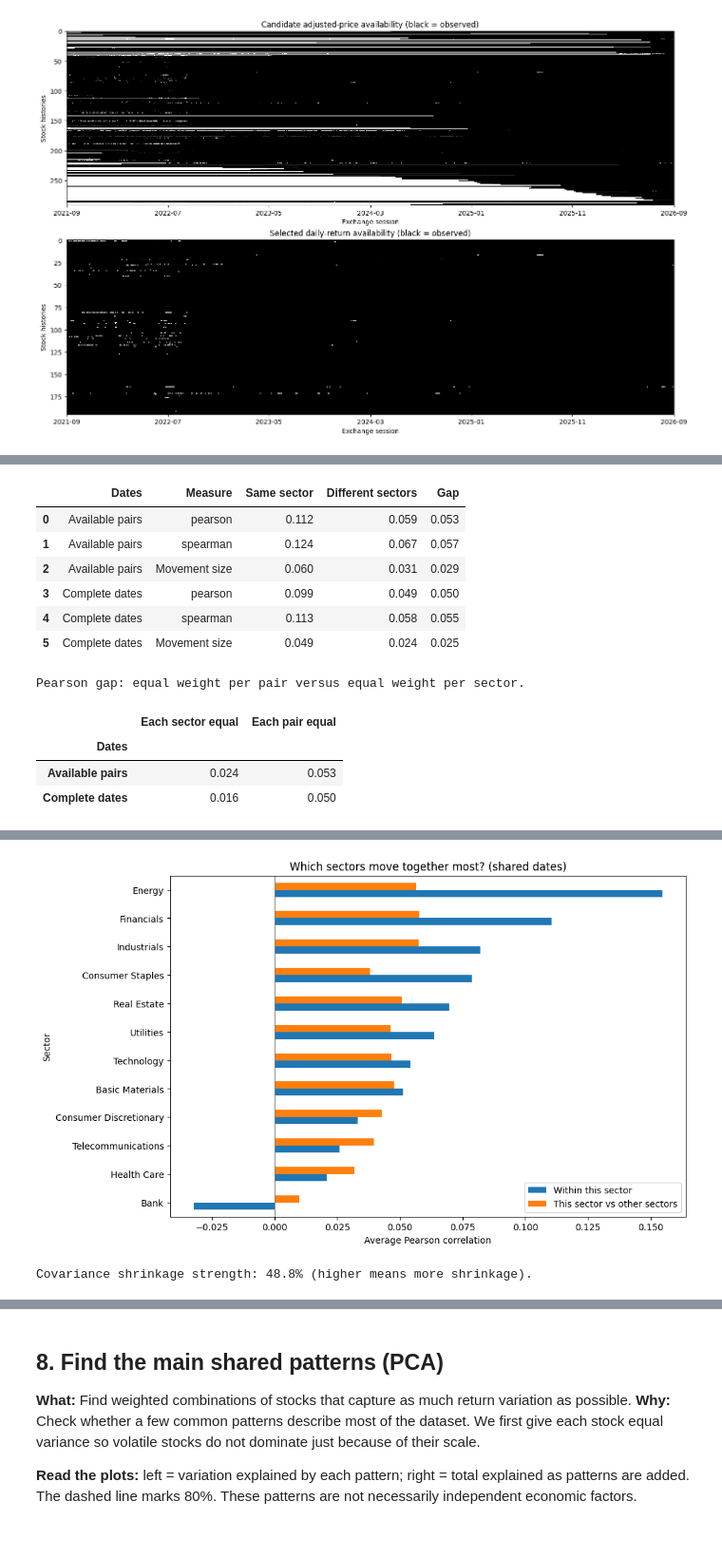
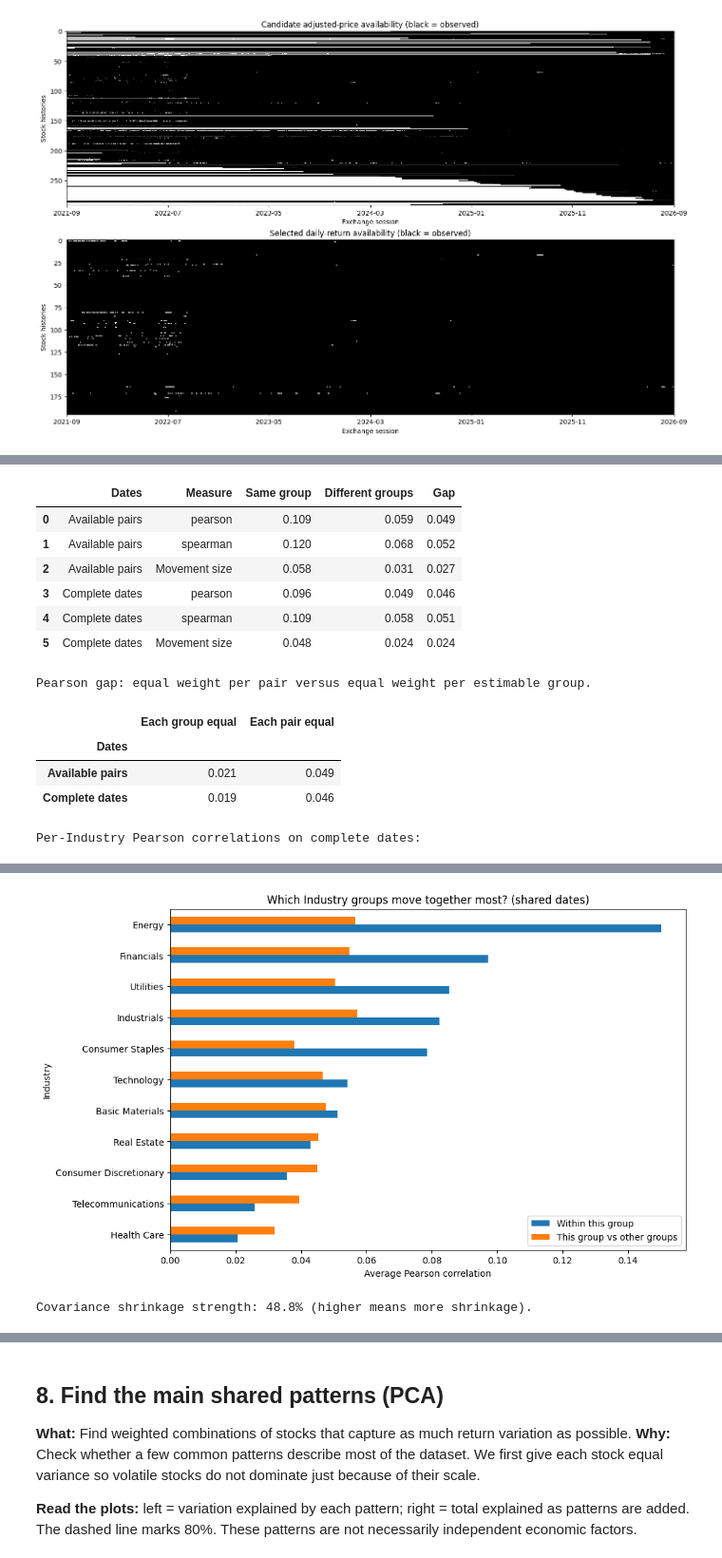
Before and after one commit to dared22/master_thesis, a Jupyter notebook: sandbox/EDA/EDA_sector_dependence.ipynb, the cells around one changed output, grey strips where cells are left out. Shown at 95% size. Saved outputs shown, nothing was run; the diff lists cells and outputs as text; code cells hidden in the pictures.

```diff
--- a/sandbox/EDA/EDA_sector_dependence.ipynb
+++ b/sandbox/EDA/EDA_sector_dependence.ipynb
@@ -41,4 +60,5 @@ observed movements or interpolated across modelling train/validation/test bounda
 # %%
+GROUPING_LEVEL = "Industry"  # Industry, Supersector, Sector, or Original (supplied sectors)
 INTERPOLATE_SHORT_GAPS = False
 MAX_INTERPOLATION_GAP = 5
 
@@ -46,6 +66,10 @@ from pathlib import Path
 from itertools import combinations
 from time import perf_counter
 from importlib.metadata import version
+import hashlib
+import gzip
+import json
+import re
 
 import numpy as np
 import pandas as pd
@@ -80,6 +104,14 @@ BOUNDARY_FLAG = 0.20  # Simple-return inspection threshold, not a deletion rule.
 root = next(p for p in [Path.cwd(), *Path.cwd().parents]
             if (p / "Data" / SOURCE_NAME).is_file())
 source = root / "Data" / SOURCE_NAME
+assert GROUPING_LEVEL in ("Industry", "Supersector", "Sector", "Original")
+mapping_path = root / "Data" / "stock_sector_mapping.csv"
+mapping_hash = None
+source_digest = hashlib.sha256()
+with source.open("rb") as handle:
+    for chunk in iter(lambda: handle.read(1024 * 1024), b""):
+        source_digest.update(chunk)
+financial_source_sha256 = source_digest.hexdigest()
 packages = ["numpy", "pandas", "scipy", "scikit-learn", "matplotlib",
             "exchange_calendars", "tslearn", "threadpoolctl"]
 package_versions = pd.Series({p: version(p) for p in packages}, name="version")
@@ -90,5 +122,6 @@ pd.set_option("display.max_colwidth", 70)
 pd.set_option("display.precision", 3)
 started = perf_counter()
 print(f"Data: {SOURCE_NAME} | {START.date()} to {END.date()}")
+print(f"Grouping: {GROUPING_LEVEL}; interpolation is controlled independently.")
 # %% [output]
 Data: BMG9156K1018_10.09.2026_14.59.34.csv | 2021-09-08 to 2026-09-08
@@ -610,34 +705,42 @@ lw = LedoitWolf().fit(complete.to_numpy())
 shrinkage_covariance = pd.DataFrame(lw.covariance_, index=stock_ids, columns=stock_ids)
 correlation_overview = global_comparison.loc[global_comparison.weighting.eq("pairs"),
     ["panel", "metric", "within_mean", "between_mean", "difference"]].rename(columns={
-    "panel": "Dates", "metric": "Measure", "within_mean": "Same sector", "between_mean": "Different sectors", "difference": "Gap"})
+    "panel": "Dates", "metric": "Measure", "within_mean": "Same group", "between_mean": "Different groups", "difference": "Gap"})
 correlation_overview["Measure"] = correlation_overview["Measure"].replace({"absolute": "Movement size"})
 display(correlation_overview.round(3).reset_index(drop=True))
 weighting_overview = global_comparison.loc[global_comparison.metric.eq("pearson"),
     ["panel", "weighting", "difference"]].pivot(index="panel", columns="weighting", values="difference")
-print("Pearson gap: equal weight per pair versus equal weight per sector.")
+print("Pearson gap: equal weight per pair versus equal weight per estimable group.")
 display(weighting_overview.rename_axis(index="Dates", columns=None).rename(
-    columns={"pairs": "Each pair equal", "equal sectors": "Each sector equal"}).round(3))
+    columns={"pairs": "Each pair equal", "equal sectors": "Each group equal"}).round(3))
+print(f"Per-{GROUPING_LEVEL} Pearson correlations on complete dates:")
+per_group_pearson = sector_comparison.loc[
+    sector_comparison.panel.eq("Complete dates") & sector_comparison.metric.eq("pearson"),
+    ["sector", "stocks", "within_pairs", "between_pairs", "within_mean", "within_median",
+     "between_mean", "difference"]]
+with pd.option_context("display.max_rows", None):
+    display(per_group_pearson.rename(columns={"sector": GROUPING_LEVEL}).round(4).reset_index(drop=True))
 sector_chart = sector_comparison.loc[sector_comparison.panel.eq("Complete dates")
     & sector_comparison.metric.eq("pearson")].sort_values("within_mean")
 fig, ax = plt.subplots(figsize=(10, 6), constrained_layout=True)
 sector_chart.set_index("sector")[["within_mean", "between_mean"]].rename(columns={
-    "within_mean": "Within this sector", "between_mean": "This sector vs other sectors"}).plot.barh(ax=ax)
+    "within_mean": "Within this group", "between_mean": "This group vs other groups"}).plot.barh(ax=ax)
 ax.axvline(0, color="grey", linewidth=0.6)
-ax.set(title="Which sectors move together most? (shared dates)", xlabel="Average Pearson correlation", ylabel="Sector")
+ax.set(title=f"Which {GROUPING_LEVEL} groups move together most? (shared dates)", xlabel="Average Pearson correlation", ylabel=GROUPING_LEVEL)
 plt.show()
 plt.close(fig)
 print(f"Covariance shrinkage strength: {lw.shrinkage_:.1%} (higher means more shrinkage).")
 # %% [output]
-|  | Dates | Measure | Same sector | Different sectors | Gap |
-| 0 | Available pairs | pearson | 0.112 | 0.059 | 0.053 |
-| 1 | Available pairs | spearman | 0.124 | 0.067 | 0.057 |
-| 2 | Available pairs | Movement size | 0.060 | 0.031 | 0.029 |
-| 3 | Complete dates | pearson | 0.099 | 0.049 | 0.050 |
-| 4 | Complete dates | spearman | 0.113 | 0.058 | 0.055 |
-| 5 | Complete dates | Movement size | 0.049 | 0.024 | 0.025 |
+|  | Dates | Measure | Same group | Different groups | Gap |
+| 0 | Available pairs | pearson | 0.109 | 0.059 | 0.049 |
+| 1 | Available pairs | spearman | 0.120 | 0.068 | 0.052 |
+| 2 | Available pairs | Movement size | 0.058 | 0.031 | 0.027 |
+| 3 | Complete dates | pearson | 0.096 | 0.049 | 0.046 |
+| 4 | Complete dates | spearman | 0.109 | 0.058 | 0.051 |
+| 5 | Complete dates | Movement size | 0.048 | 0.024 | 0.024 |
-Pearson gap: equal weight per pair versus equal weight per sector.
+Pearson gap: equal weight per pair versus equal weight per estimable group.
-|  | Each sector equal | Each pair equal |
+|  | Each group equal | Each pair equal |
 | Dates |  |  |
-| Available pairs | 0.024 | 0.053 |
-| Complete dates | 0.016 | 0.050 |
+| Available pairs | 0.021 | 0.049 |
+| Complete dates | 0.019 | 0.046 |
+Per-Industry Pearson correlations on complete dates:
@@ -644,5 +759,5 @@ Pearson gap: equal weight per pair versus equal weight per sector.
-[figure, old version]
+[figure, new version]
-Covariance shrinkage strength: 48.8% (higher means more shrinkage).
+Covariance shrinkage strength: 48.8% (higher means more shrinkage).
 # %% [markdown]
 ### How to read the heatmaps
 
```
Also changed, not shown: parts of 27 cells of this notebook, 26 other files.
